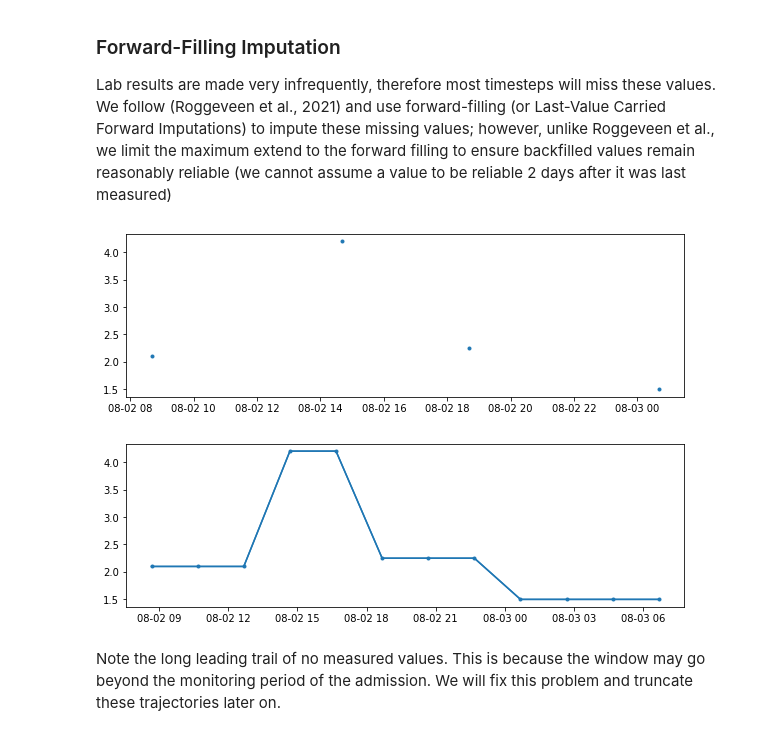
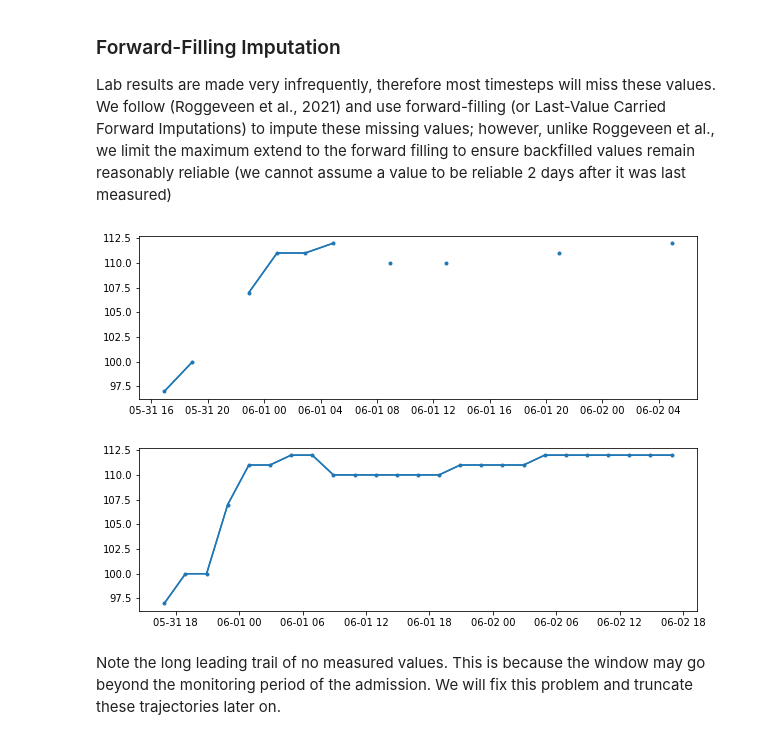
Before and after one commit to thomas097/Haemodynamic-Optimization-Reinforcement-Learning, a Jupyter notebook: preprocessing/DataPreprocessing_Aggregated.ipynb, the cells around one changed output. Drawn from its saved outputs; the diff is of its cells as text; code cells hidden in the pictures.

```diff
--- a/preprocessing/DataPreprocessing_Aggregated.ipynb
+++ b/preprocessing/DataPreprocessing_Aggregated.ipynb
@@ -1398,9 +1398,9 @@ Done!
 
 Lab results are made very infrequently, therefore most timesteps will miss these values. We follow (Roggeveen et al., 2021) and use forward-filling (or Last-Value Carried Forward Imputations) to impute these missing values; however, unlike Roggeveen et al., we limit the maximum extend to the forward filling to ensure backfilled values remain reasonably reliable (we cannot assume a value to be reliable 2 days after it was last measured)
 # %%
-icustay_id = plot_df(data_train_df, feature='lactate')
+icustay_id = plot_df(data_train_df, feature='chloride')
 # %% [output]
-[figure, old version]
+[figure, new version]
 # %%
 # Columns corresponding to lab measurements
 FFILL_COLS = ['heart_rate', 'temp', 'mean_bp', 'dias_bp', 'sys_bp', 'resp_rate', 'spo2', 'natrium', 'chloride', 'kalium', 'trombo',
@@ -1416,7 +1416,7 @@ for dataset in [data_train_df, data_valid_df, data_test_df]:
 # %%
-plot_df(data_train_df, feature='lactate', icustay_id=icustay_id);
+plot_df(data_train_df, feature='chloride', icustay_id=icustay_id);
 # %% [output]
-[figure, old version]
+[figure, new version]
 # %% [markdown]
 Note the long leading trail of no measured values. This is because the window may go beyond the monitoring period of the admission. We will fix this problem and truncate these trajectories later on.
 # %% [markdown]
```
Also changed, not shown: parts of 16 cells of this notebook.
